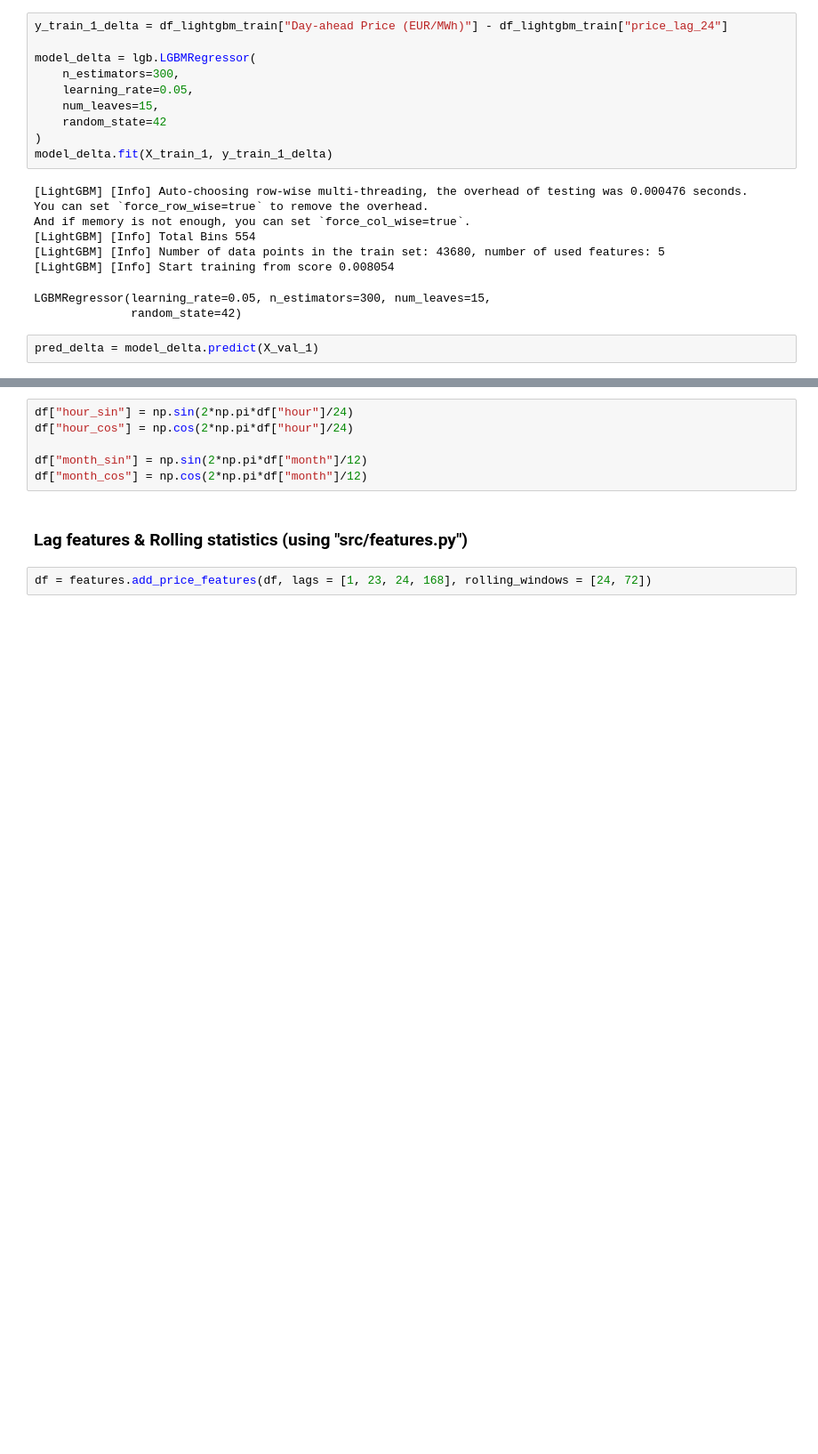
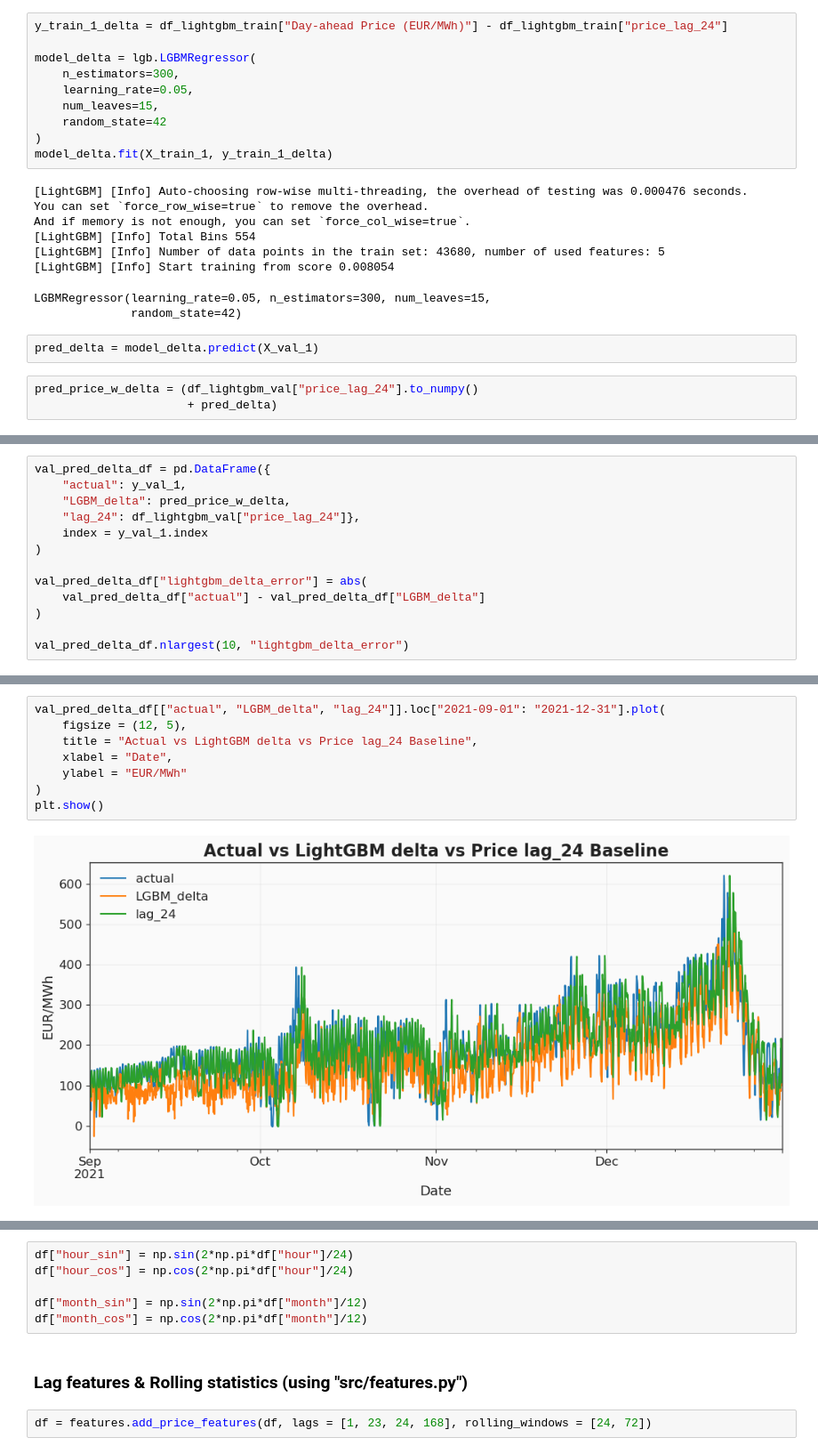
Before and after one commit to LisaBianConti/electricity-price-forecasting, a Jupyter notebook: notebooks/05_modelling.ipynb, the cells around one changed output, grey strips where cells are left out. Shown at 89% size. Saved outputs shown, nothing was run; the diff lists cells and outputs as text; blank space fills up the shorter version.

```diff
--- a/notebooks/05_modelling.ipynb
+++ b/notebooks/05_modelling.ipynb
@@ -352,4 +354,7 @@ LGBMRegressor(learning_rate=0.05, n_estimators=300, num_leaves=15,
               random_state=42)
 # %%
 pred_delta = model_delta.predict(X_val_1)
+# %%
+pred_price_w_delta = (df_lightgbm_val["price_lag_24"].to_numpy()
+                      + pred_delta)
 # %%
@@ -358,2 +362,15 @@ evaluate.evaluate_regression(y_val_1_delta, pred_delta)
 # %% [output]
 {'mae': 24.816268665877505, 'rmse': 39.408347174759946}
+# %%
+val_pred_delta_df = pd.DataFrame({
+    "actual": y_val_1,
+    "LGBM_delta": pred_price_w_delta,
+    "lag_24": df_lightgbm_val["price_lag_24"]},
+    index = y_val_1.index
+)
+
+val_pred_delta_df["lightgbm_delta_error"] = abs(
+    val_pred_delta_df["actual"] - val_pred_delta_df["LGBM_delta"]
+)
+
+val_pred_delta_df.nlargest(10, "lightgbm_delta_error")
@@ -359,0 +390,10 @@ evaluate.evaluate_regression(y_val_1_delta, pred_delta)
+# %%
+val_pred_delta_df[["actual", "LGBM_delta", "lag_24"]].loc["2021-09-01": "2021-12-31"].plot(
+    figsize = (12, 5),
+    title = "Actual vs LightGBM delta vs Price lag_24 Baseline",
+    xlabel = "Date",
+    ylabel = "EUR/MWh"
+)
+plt.show()
+# %% [output]
+[figure, added]
```
Also changed, not shown: parts of 16 cells of this notebook.
